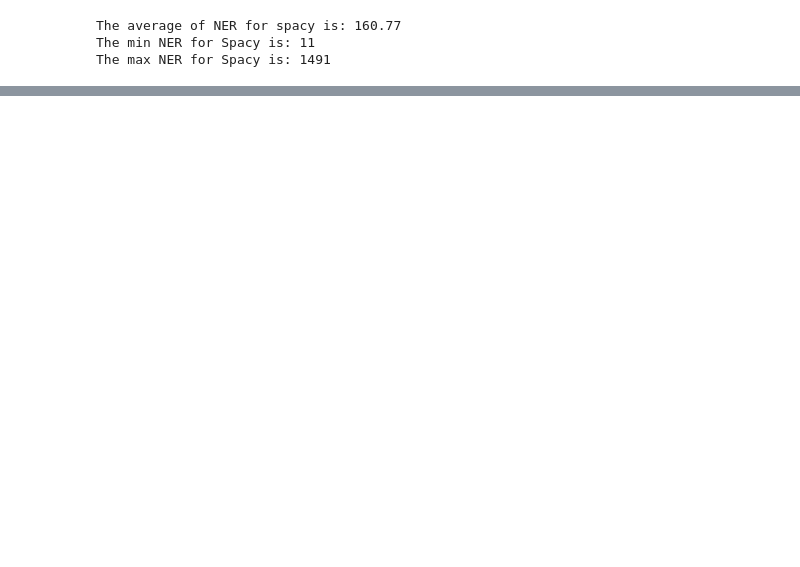
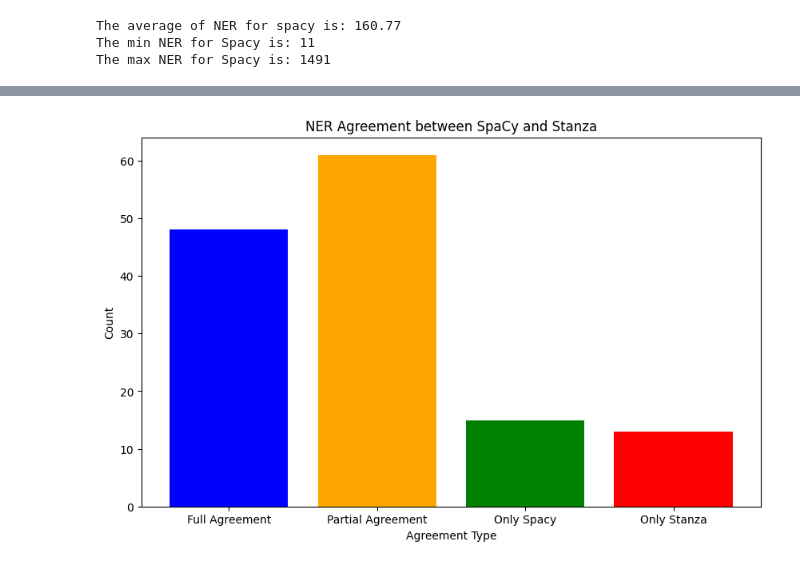
Before and after one commit to evanpkchapple/stanza_and_spacy_comparison, a Jupyter notebook: compare.ipynb, the cells around one changed output, grey strips where cells are left out. Drawn from its saved outputs; the diff is of its cells as text; code cells hidden in the pictures; blank space fills up the shorter version.

Commit message:
Spacy stuff 2

```diff
--- a/compare.ipynb
+++ b/compare.ipynb
@@ -965,2 +994,69 @@ max_words_per_entity = max(all_word_counts) if all_word_counts else 0
 # %%
-    # Returns # of spans that both packages agree on
+# Load spaCy model
+nlp_spacy = spacy.load('en_core_web_sm')
+
+# Initialize Stanza
+stanza.download('en')
+nlp_stanza = stanza.Pipeline('en', processors='tokenize,ner')
+
+def analyze_and_visualize_entities(doc):
+    def get_spacy_entities(text):
+        doc = nlp_spacy(text)
+        return [(ent.text, ent.start_char, ent.end_char, ent.label_) for ent in doc.ents]
+
+    def get_stanza_entities(text):
+        doc = nlp_stanza(text)
+        entities = []
+        for ent in doc.ents:
+            entities.append((ent.text, ent.start_char, ent.end_char, ent.type))
+        return entities
+
+    spacy_ents = get_spacy_entities(doc)
+    stanza_ents = get_stanza_entities(doc)
+
+    spacy_set = set((text, start, end) for text, start, end, label in spacy_ents)
+    stanza_set = set((text, start, end) for text, start, end, label in stanza_ents)
+
+    # Full agreement on spans
+    full_agreement = spacy_set.intersection(stanza_set)
+
+    # Partial agreement on spans
+    partial_agreement = [
+        (text, start, end) for text, start, end in spacy_set
+        if any(start <= st_start <= end or start <= st_end <= end for _, st_start, st_end in stanza_set)
+    ]
+
+    # Spans that one package predicted as NE and the other did not
+    only_spacy = spacy_set.difference(stanza_set)
+    only_stanza = stanza_set.difference(spacy_set)
+
+    # Agreement on NE types
+    full_agreement_types = [(text, label) for text, start, end, label in spacy_ents if (text, start, end) in full_agreement]
+    partial_agreement_types = [(text, label) for text, start, end, label in spacy_ents if (text, start, end) in partial_agreement]
+
+    stats = {
+        'full_agreement': len(full_agreement),
+        'partial_agreement': len(partial_agreement),
+        'only_spacy': len(only_spacy),
+        'only_stanza': len(only_stanza),
+        'full_agreement_types': full_agreement_types,
+        'partial_agreement_types': partial_agreement_types,
+    }
+
+    def visualize_stats(stats):
+        labels = ['Full Agreement', 'Partial Agreement', 'Only Spacy', 'Only Stanza']
+        values = [stats['full_agreement'], stats['partial_agreement'], stats['only_spacy'], stats['only_stanza']]
+
+        plt.figure(figsize=(10, 6))
+        plt.bar(labels, values, color=['blue', 'orange', 'green', 'red'])
+        plt.xlabel('Agreement Type')
+        plt.ylabel('Count')
+        plt.title('NER Agreement between SpaCy and Stanza')
+        plt.show()
+
+    visualize_stats(stats)
+
+# Example usage
+doc = data_test
+stats = analyze_and_visualize_entities(doc)
+# %% [output]
@@ -966,0 +1080 @@ max_words_per_entity = max(all_word_counts) if all_word_counts else 0
+[figure, added]
```
Also changed, not shown: parts of 12 cells of this notebook.
